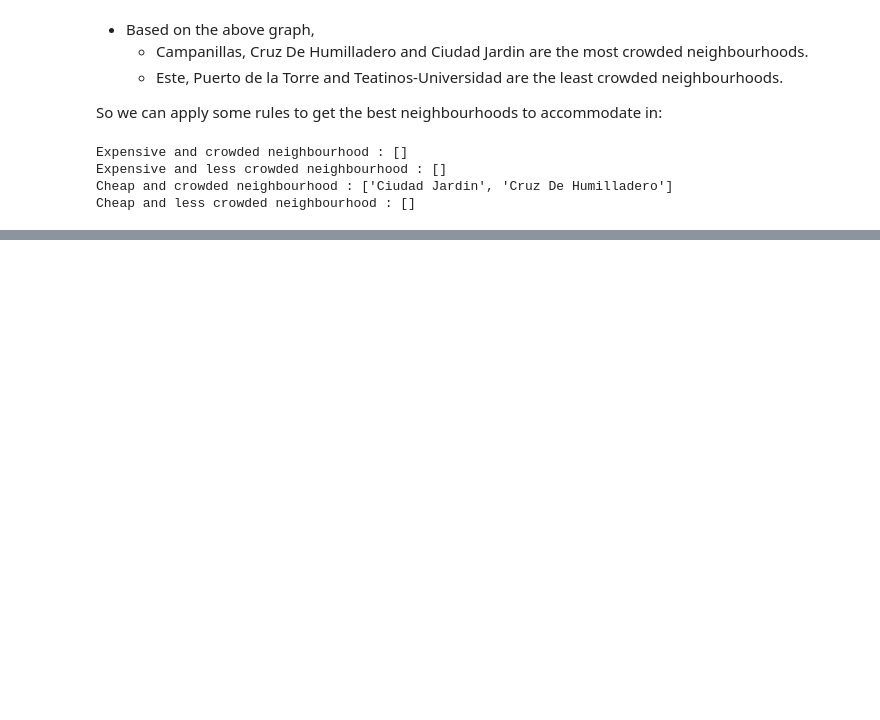
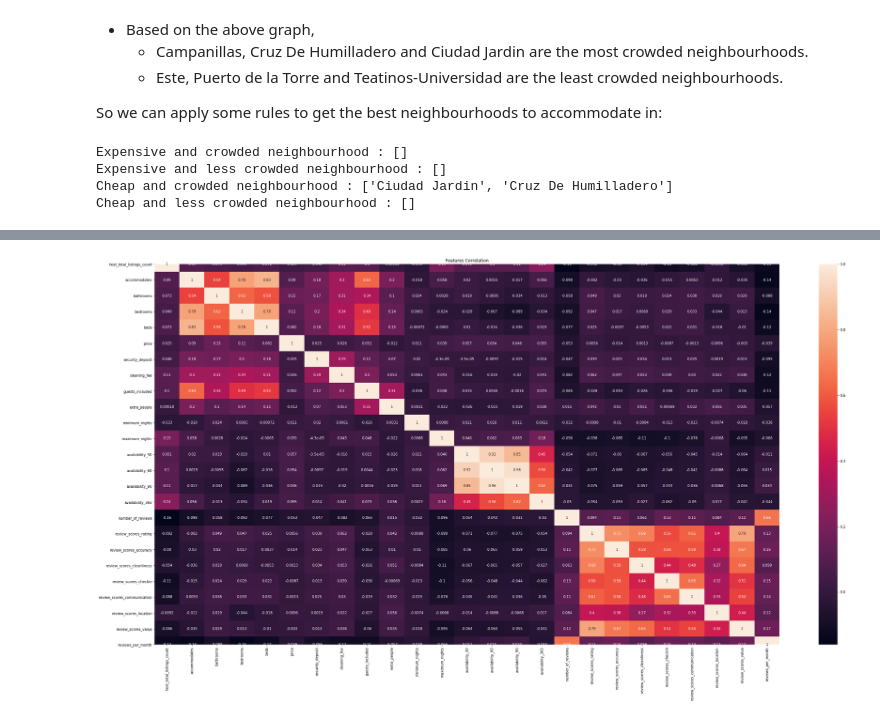
Before and after one commit to DevMahmoud10/Malaga-Airbnb-Data-Analysis, a Jupyter notebook: malaga_airbnb_data_analysis_notebook.ipynb, the cells around one changed output, grey strips where cells are left out. Cells and saved outputs as stored; diff of their text form; code cells hidden in the pictures; blank space fills up the shorter version.

```diff
--- a/malaga_airbnb_data_analysis_notebook.ipynb
+++ b/malaga_airbnb_data_analysis_notebook.ipynb
@@ -548,0 +653,2 @@ Cheap and less crowded neighbourhood : []
+# %%
+listings_df.drop(columns=['square_feet','monthly_price','weekly_price'],inplace=True)
@@ -548,0 +661,11 @@ Cheap and less crowded neighbourhood : []
+# %%
+# Change the type of price features to float before filling nan
+def process_price_column(val):
+    if type(val)==str:
+        val=val[1:].replace(',','')
+    return val
+price_cols=['price','security_deposit','cleaning_fee','extra_people']
+#remove '$' and ',' from price and cast it to float
+for col in price_cols:
+    listings_df[col]=listings_df[col].apply(process_price_column).astype(float)
+pd.DataFrame(listings_df[price_cols].sample(5))
@@ -548,0 +679,12 @@ Cheap and less crowded neighbourhood : []
+# %%
+#Impute numeric values with mean
+quant_features=listings_df.select_dtypes(include=['float32','float64', 'int64']).columns
+for col in list(quant_features):
+    if listings_df[col].isna().mean()>0:
+        listings_df[col].fillna(listings_df[col].mean(),inplace=True)
+# %%
+# Impute categorical variables with the most frequent using mode func
+cat_features=listings_df.select_dtypes(include=['object']).columns
+for col in list(cat_features):
+    if listings_df[col].isna().mean()>0:
+        listings_df[col].fillna(listings_df.mode()[col][0],inplace=True)
@@ -548,0 +736,6 @@ Cheap and less crowded neighbourhood : []
+# %%
+plt.figure(figsize=(40,20))
+plt.title("Features Correlation")
+sns.heatmap(listings_df.corr(),annot=True);
+# %% [output]
+[figure, added]
```
Also changed, not shown: parts of 55 cells of this notebook.
